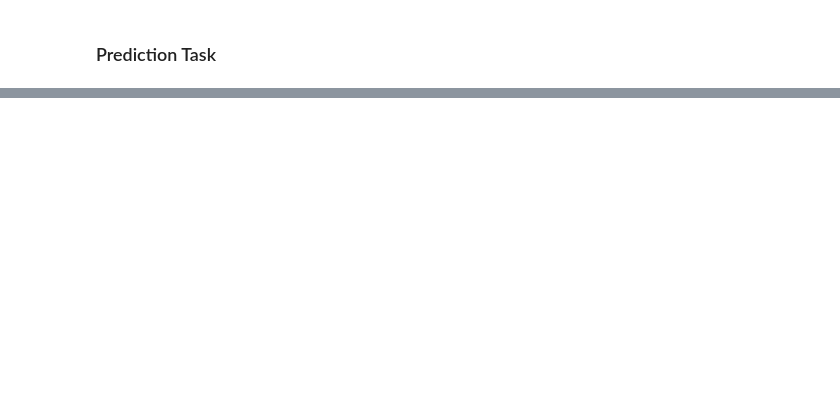
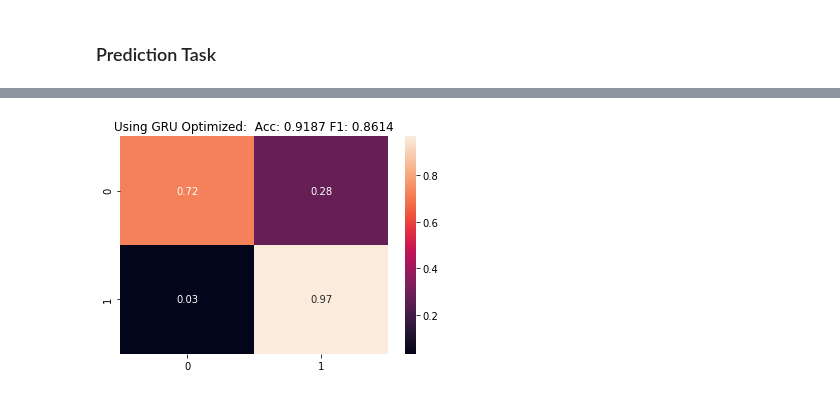
Before and after one commit to Nchaos/RNNs, a Jupyter notebook: notebooks/NC_Lab7.ipynb, the cells around one changed output, grey strips where cells are left out. Saved outputs shown, nothing was run; the diff lists cells and outputs as text; code cells hidden in the pictures; blank space fills up the shorter version.

```diff
--- a/notebooks/NC_Lab7.ipynb
+++ b/notebooks/NC_Lab7.ipynb
@@ -79,0 +479,12 @@ warnings.filterwarnings('ignore')
+# %%
+# GRU Model
+
+rnn_gru3 = Sequential()
+rnn_gru3.add(embedding_layer)
+rnn_gru3.add(GRU(100,dropout=0.2, recurrent_dropout=0.2, return_sequences=True))
+rnn_gru3.add(GRU(100,dropout=0.2, recurrent_dropout=0.2))
+rnn_gru3.add(Dense(2, activation='sigmoid'))
+rnn_gru3.compile(loss='categorical_crossentropy',
+              optimizer='rmsprop',
+              metrics=['accuracy', f1])
+print(rnn_gru3.summary())
@@ -79,0 +508,5 @@ warnings.filterwarnings('ignore')
+# %%
+history_rnn_gru3 = rnn_gru3.fit(X_train, y_train_ohe,
+                           validation_data=(X_test, y_test_ohe),
+                           epochs=3,
+                           batch_size=500)
@@ -79,0 +567,4 @@ warnings.filterwarnings('ignore')
+# %%
+confusion_rnn(rnn_gru3, X_test, y_test, 'GRU Optimized')
+# %% [output]
+[figure, added]
```
Also changed, not shown: parts of 54 cells of this notebook, 1 other file.
